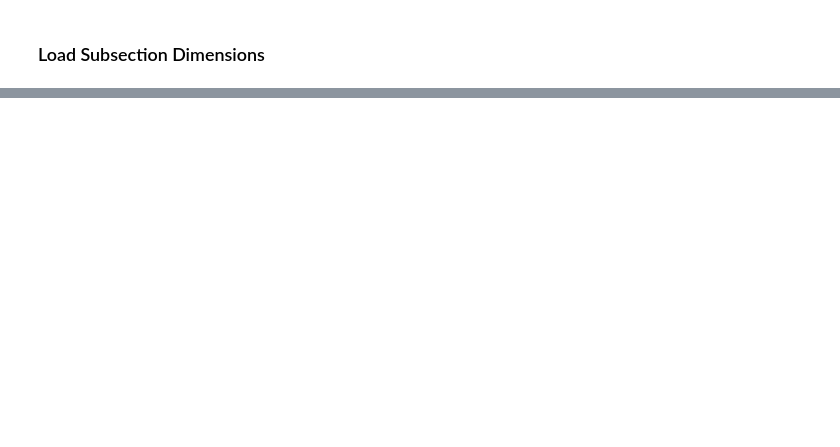
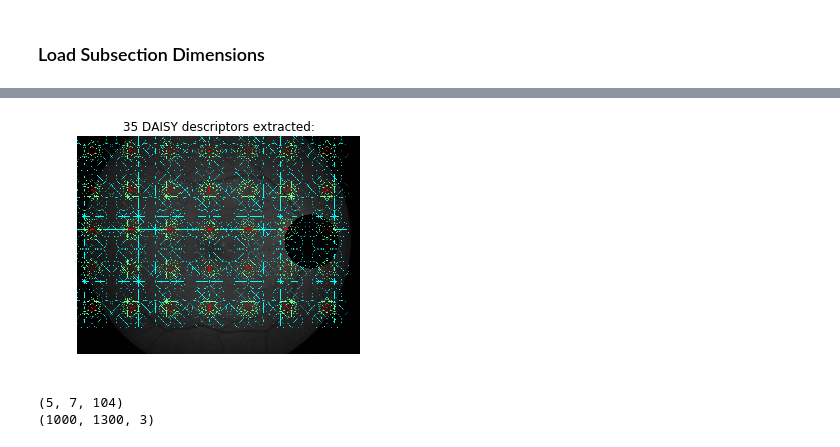
Before and after one commit to umar-aftab/DiabeticRetinopathy, a Jupyter notebook: Alex - Feature Extraction/GettingFeaturesFromClusters.ipynb, the cells around one changed output, grey strips where cells are left out. Saved outputs shown, nothing was run; the diff lists cells and outputs as text; code cells hidden in the pictures; blank space fills up the shorter version.

```diff
--- a/Alex - Feature Extraction/GettingFeaturesFromClusters.ipynb
+++ b/Alex - Feature Extraction/GettingFeaturesFromClusters.ipynb
@@ -183,0 +312,25 @@ with open('ImageSubsections.csv') as csvfile:
+# %%
+from skimage.feature import daisy
+from skimage import data
+import matplotlib.pyplot as plt
+
+im = imread('ODmasked-image-274.png')
+img = cv2.cvtColor(im, cv2.COLOR_BGR2GRAY)
+
+descs, descs_img = daisy(img, step=180, radius=68, rings=2, histograms=6,
+                         orientations=8, visualize=True)
+
+fig, ax = plt.subplots()
+ax.axis('off')
+ax.imshow(descs_img)
+descs_num = descs.shape[0] * descs.shape[1]
+ax.set_title('%i DAISY descriptors extracted:' % descs_num)
+plt.show()
+# %% [output]
+[figure, added]
+# %%
+print(descs.shape)
+print(descs_img.shape)
+# %% [output]
+(5, 7, 104)
+(1000, 1300, 3)
```
Also changed, not shown: parts of 8 cells of this notebook, 8 other files.
